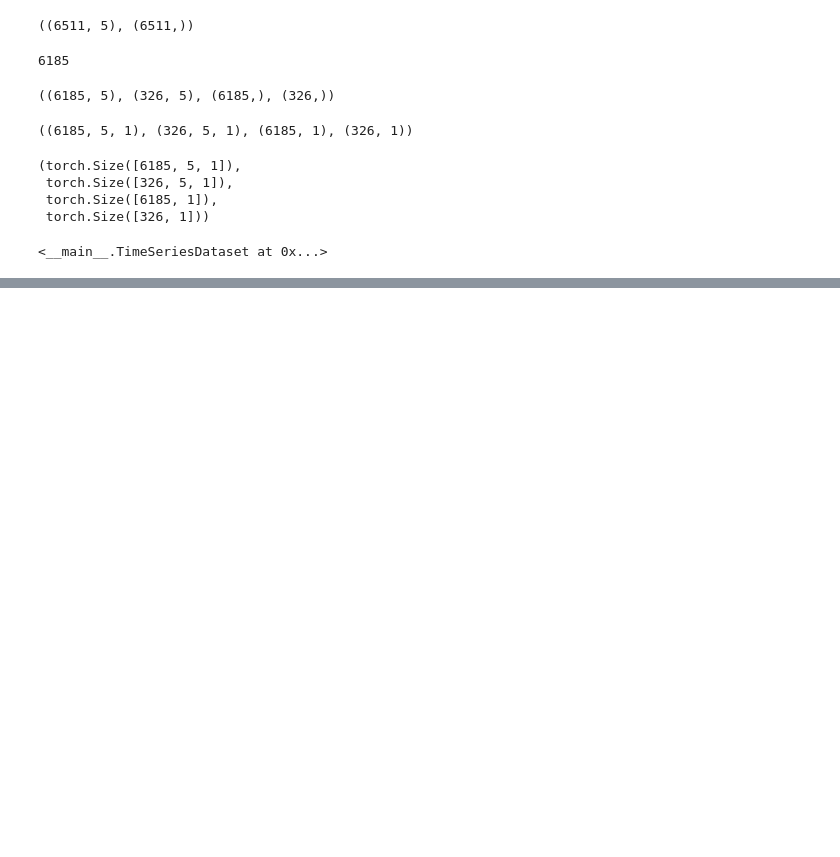
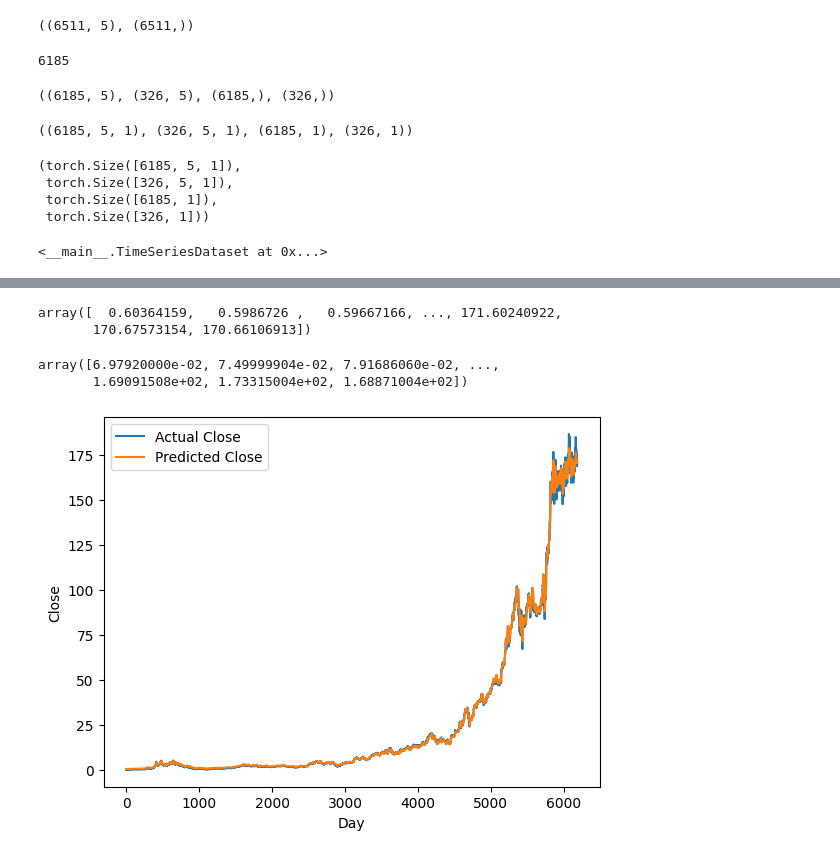
Before and after one commit to tbertho/StockMarketPrediction, a Jupyter notebook: LSTM on Amazon.ipynb, the cells around one changed output, grey strips where cells are left out. Saved outputs shown, nothing was run; the diff lists cells and outputs as text; code cells hidden in the pictures; blank space fills up the shorter version.

```diff
--- a/LSTM on Amazon.ipynb
+++ b/LSTM on Amazon.ipynb
@@ -144,0 +247,31 @@ test_loader = DataLoader(test_dataset, batch_size=batch_size, shuffle = False)
+# %%
+train_predictions = predicted.flatten()
+
+dummies = np.zeros((X_train.shape[0], lookback+1))
+dummies[:, 0] = train_predictions
+dummies = scaler.inverse_transform(dummies)
+
+train_predictions = dc(dummies[:, 0])
+train_predictions
+# %% [output]
+array([  0.60364159,   0.5986726 ,   0.59667166, ..., 171.60240922,
+       170.67573154, 170.66106913])
+# %%
+dummies = np.zeros((X_train.shape[0], lookback+1))
+dummies[:, 0] = y_train.flatten()
+dummies = scaler.inverse_transform(dummies)
+
+new_y_train = dc(dummies[:, 0])
+new_y_train
+# %% [output]
+array([6.97920000e-02, 7.49999904e-02, 7.91686060e-02, ...,
+       1.69091508e+02, 1.73315004e+02, 1.68871004e+02])
+# %%
+plt.plot(new_y_train, label='Actual Close')
+plt.plot(train_predictions, label='Predicted Close')
+plt.xlabel('Day')
+plt.ylabel('Close')
+plt.legend()
+plt.show()
+# %% [output]
+[figure, added]
```
Also changed, not shown: parts of 11 cells of this notebook.
